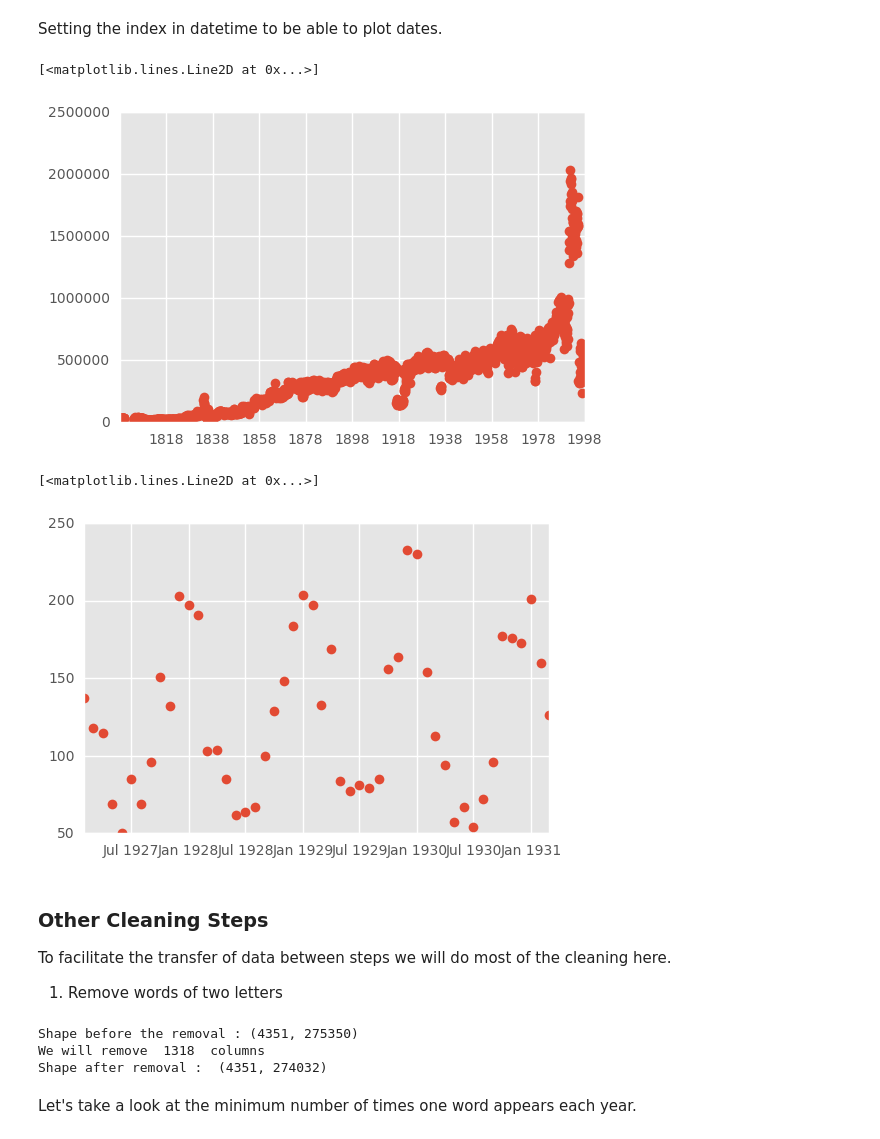
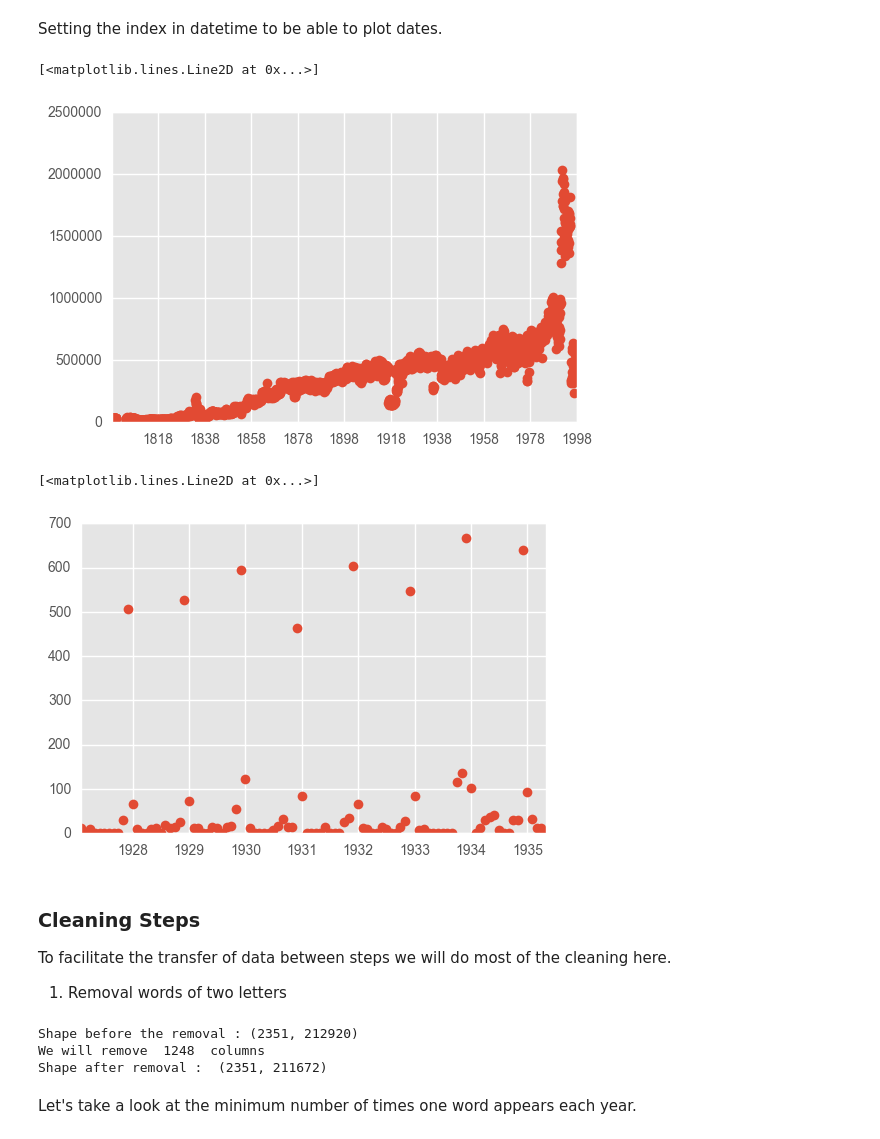
Before and after one commit to ThomVett/Project_ADA, a Jupyter notebook: 3_Extracting the Data & Cleaning.ipynb, the cells around one changed output. Drawn from its saved outputs; the diff is of its cells as text; code cells hidden in the pictures.

```diff
--- a/3_Extracting the Data & Cleaning.ipynb
+++ b/3_Extracting the Data & Cleaning.ipynb
@@ -183,3 +171,0 @@ Index(['----', '-----', '------', '-------', '--------', '---------',
-# %%
-dfFinal.drop(dfFinal.columns[0:162],axis=1, inplace=True)
-dfFinal.shape
@@ -200,3 +171,0 @@ Index(['—wm', '—wu', '—xe', '—y', '—yamanou', '—yasuda', '—yens',
-# %%
-dfFinal.drop(dfFinal.columns[275350:],axis=1, inplace=True)
-dfFinal.shape
@@ -204,0 +186,5 @@ dfFinal.shape
+# %%
+print('Before the removal of absent words: ', dfFinal.shape)
+print('Number of columns that will be removed: ',(sumWords<2).sum())
+dfFinal.drop(dfFinal.columns[(sumWords<2).values],axis=1,inplace=True)
+print('After the cleaning: ', dfFinal.shape)
@@ -231,28 +216,28 @@ sumYear = yearData.sum(axis=1)
 plt.plot_date(yearIndex,sumYear.values)
 # %% [output]
 [<matplotlib.lines.Line2D at 0x...>]
-[figure, old version]
+[figure, new version]
 # %%
-plt.plot_date(yearIndex[1500:1550],yearData['hiver'].values[1500:1550])
+plt.plot_date(yearIndex[1500:1600],yearData['noël'].values[1500:1600])
 # %% [output]
 [<matplotlib.lines.Line2D at 0x...>]
-[figure, old version]
+[figure, new version]
 # %% [markdown]
-### Other Cleaning Steps
+### Cleaning Steps
 
 To facilitate the transfer of data between steps we will do most of the cleaning here.
 
-1. Remove words of two letters
+1. Removal words of two letters
 # %%
-print('Shape before the removal :', dfFinal.shape)
-colLength = dfFinal.columns.map(lambda x: len(x))
+print('Shape before the removal :', yearData.shape)
+colLength = yearData.columns.map(lambda x: len(x))
 print('We will remove ', len(colLength[colLength<3]),' columns')
-dfFinal = dfFinal.drop(dfFinal.columns[colLength<3],axis=1)
-print('Shape after removal : ',dfFinal.shape)
+yearData = yearData.drop(yearData.columns[colLength<3],axis=1)
+print('Shape after removal : ',yearData.shape)
 # %% [output]
-Shape before the removal : (4351, 275350)
-We will remove  1318  columns
-Shape after removal :  (4351, 274032)
+Shape before the removal : (2351, 212920)
+We will remove  1248  columns
+Shape after removal :  (2351, 211672)
 # %% [markdown]
 Let's take a look at the minimum number of times one word appears each year.
 # %%
```
Also changed, not shown: parts of 50 cells of this notebook.
